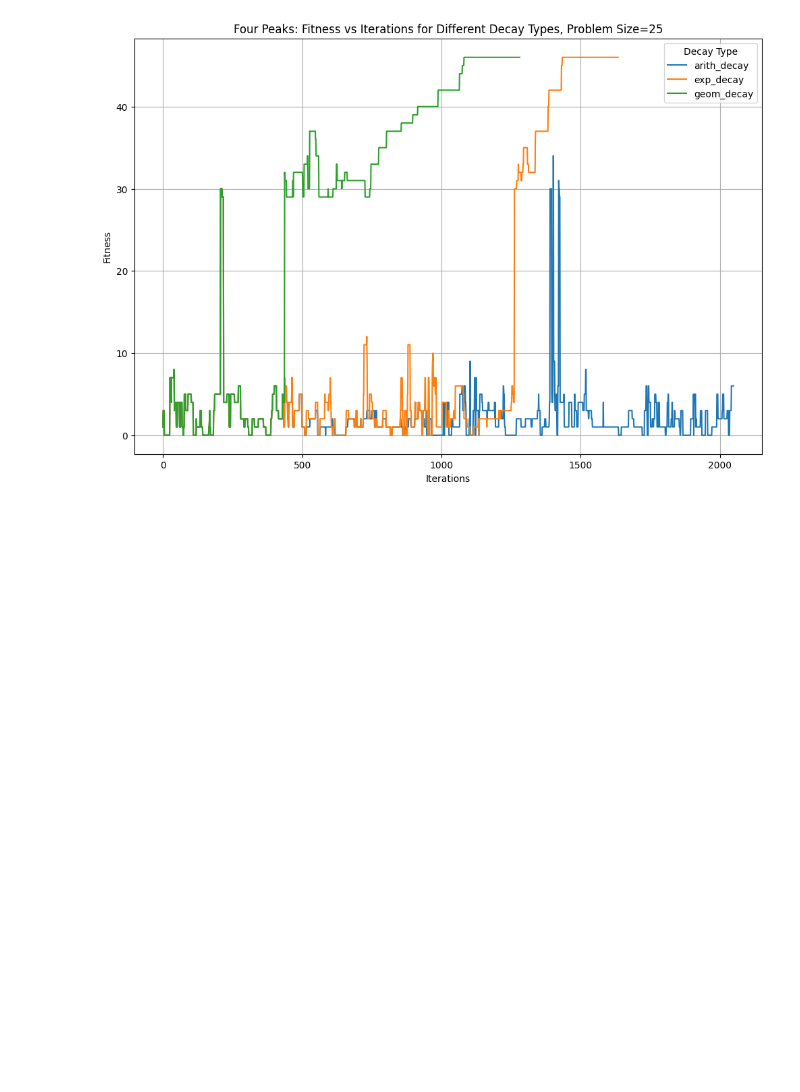
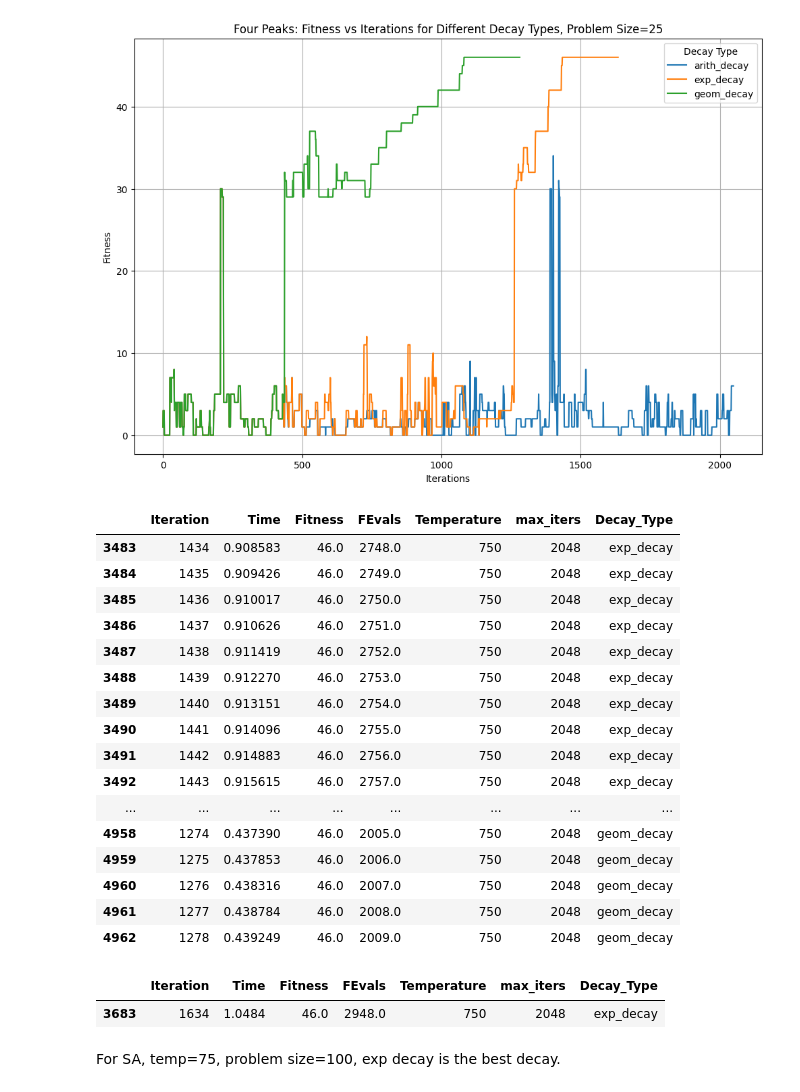
Before and after one commit to melodyyu/cs7641-a2-optimization, a Jupyter notebook: 4peaks_optimization.ipynb, the cells around one changed output. Drawn from its saved outputs; the diff is of its cells as text; code cells hidden in the pictures; blank space fills up the shorter version.

```diff
--- a/4peaks_optimization.ipynb
+++ b/4peaks_optimization.ipynb
@@ -1064,3 +1130,36 @@ plt.grid(True)
 plt.show()
 # %% [output]
 [figure]
+# %%
+best_fitness = curve25_df['Fitness'].max()
+best_runs = curve25_df[curve25_df['Fitness'] == best_fitness]
+
+HTML(best_runs.to_html())
+# %% [output]
+|  | Iteration | Time | Fitness | FEvals | Temperature | max_iters | Decay_Type |
+| 3483 | 1434 | 0.908583 | 46.0 | 2748.0 | 750 | 2048 | exp_decay |
+| 3484 | 1435 | 0.909426 | 46.0 | 2749.0 | 750 | 2048 | exp_decay |
+| 3485 | 1436 | 0.910017 | 46.0 | 2750.0 | 750 | 2048 | exp_decay |
+| 3486 | 1437 | 0.910626 | 46.0 | 2751.0 | 750 | 2048 | exp_decay |
+| 3487 | 1438 | 0.911419 | 46.0 | 2752.0 | 750 | 2048 | exp_decay |
+| 3488 | 1439 | 0.912270 | 46.0 | 2753.0 | 750 | 2048 | exp_decay |
+| 3489 | 1440 | 0.913151 | 46.0 | 2754.0 | 750 | 2048 | exp_decay |
+| 3490 | 1441 | 0.914096 | 46.0 | 2755.0 | 750 | 2048 | exp_decay |
+| 3491 | 1442 | 0.914883 | 46.0 | 2756.0 | 750 | 2048 | exp_decay |
+| 3492 | 1443 | 0.915615 | 46.0 | 2757.0 | 750 | 2048 | exp_decay |
+| ... | ... | ... | ... | ... | ... | ... | ... |
+| 4958 | 1274 | 0.437390 | 46.0 | 2005.0 | 750 | 2048 | geom_decay |
+| 4959 | 1275 | 0.437853 | 46.0 | 2006.0 | 750 | 2048 | geom_decay |
+| 4960 | 1276 | 0.438316 | 46.0 | 2007.0 | 750 | 2048 | geom_decay |
+| 4961 | 1277 | 0.438784 | 46.0 | 2008.0 | 750 | 2048 | geom_decay |
+| 4962 | 1278 | 0.439249 | 46.0 | 2009.0 | 750 | 2048 | geom_decay |
+# %%
+maximum_evaluations = best_runs['FEvals'].max()
+
+best_curve_run = best_runs[best_runs['FEvals'] == maximum_evaluations]
+HTML(best_curve_run.to_html())
+# %% [output]
+|  | Iteration | Time | Fitness | FEvals | Temperature | max_iters | Decay_Type |
+| 3683 | 1634 | 1.0484 | 46.0 | 2948.0 | 750 | 2048 | exp_decay |
+# %% [markdown]
+For SA, temp=75, problem size=100, exp decay is the best decay.
```
Also changed, not shown: parts of 6 cells of this notebook.
